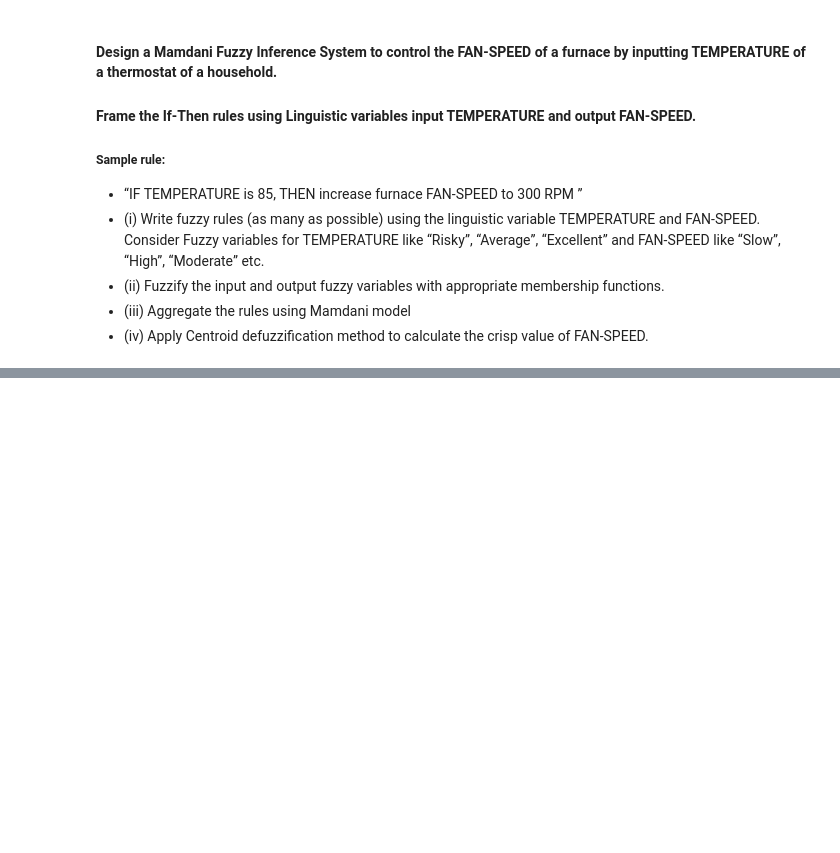
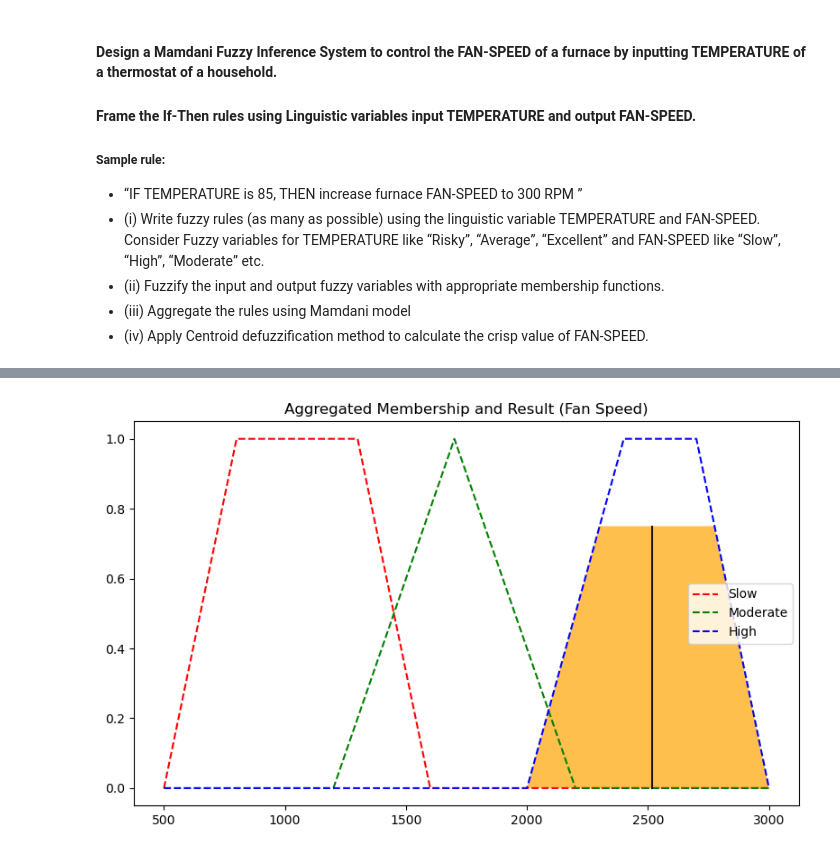
Before and after one commit to Uttam-Mahata/Soft_Computing, a Jupyter notebook: Assignment2/Fuzzy_Numbers.ipynb, the cells around one changed output, grey strips where cells are left out. Saved outputs shown, nothing was run; the diff lists cells and outputs as text; code cells hidden in the pictures; blank space fills up the shorter version.

```diff
--- a/Assignment2/Fuzzy_Numbers.ipynb
+++ b/Assignment2/Fuzzy_Numbers.ipynb
@@ -431,0 +331,90 @@ The defuzzified fan speed for temperature 55°C is 1600.00 RPM.
+# %%
+import numpy as np
+import matplotlib.pyplot as plt
+
+# Define the input ranges for temperature and fan speed
+x_temp = np.arange(200, 1000, 1)
+x_fan = np.arange(500, 3000, 1)
+
+# Triangular and trapezoidal membership functions
+def trimf(x, a, b, c):
+    return np.maximum(0, np.minimum((x-a)/(b-a), (c-x)/(c-b)))
+
+def trapmf(x, a, b, c, d):
+    return np.maximum(0, np.minimum(np.minimum((x-a)/(b-a), 1), (d-x)/(d-c)))
+
+# Temperature membership functions
+temp_excellent = trimf(x_temp, 600, 800, 1000)  # Risky temperature
+temp_average = trimf(x_temp, 350, 500, 650)  # Average temperature
+temp_risky = trimf(x_temp, 200, 300, 400)  # Excellent temperature
+
+# Fan speed membership functions
+fan_slow = trapmf(x_fan, 500, 800, 1300, 1600)  # Slow fan speed
+fan_moderate = trimf(x_fan, 1200, 1700, 2200)  # Moderate fan speed
+fan_high = trapmf(x_fan, 2000, 2400, 2700, 3000)  # High fan speed
+
+# Visualize the membership functions
+fig, (ax1, ax2) = plt.subplots(nrows=2, figsize=(8, 10))
+
+ax1.plot(x_temp, temp_risky, 'r', label='Risky')
+ax1.plot(x_temp, temp_average, 'g', label='Average')
+ax1.plot(x_temp, temp_excellent, 'b', label='Excellent')
+ax1.set_title('Temperature Membership Functions')
+ax1.legend()
+
+ax2.plot(x_fan, fan_slow, 'r', linestyle='--', label='Slow')
+ax2.plot(x_fan, fan_moderate, 'g', linestyle='--', label='Moderate')
+ax2.plot(x_fan, fan_high, 'b', linestyle='--', label='High')
+ax2.set_title('Fan Speed Membership Functions')
+ax2.legend()
+
+plt.tight_layout()
+plt.show()
+
+# Example input temperature
+temp_input = 750
+
+# Fuzzify the input temperature
+def fuzzify(x, mf):
+    return np.interp(x, x_temp, mf)
+
+temp_risky_level = fuzzify(temp_input, temp_risky)
+temp_average_level = fuzzify(temp_input, temp_average)
+temp_excellent_level = fuzzify(temp_input, temp_excellent)
+
+# Apply fuzzy rules using Mamdani method
+rule1 = np.fmin(temp_risky_level, fan_slow)      # If temp is excellent, fan is slow
+rule2 = np.fmin(temp_average_level, fan_moderate) # If temp is average, fan is moderate
+rule3 = np.fmin(temp_excellent_level, fan_high)  # If temp is risky, fan is high
+
+# Combine the rules (Aggregation)
+aggregated = np.fmax(rule1, np.fmax(rule2, rule3))
+
+# Defuzzify the result using the Centroid method
+def defuzz(x, mf):
+    return np.sum(x * mf) / np.sum(mf)
+
+fan_speed = defuzz(x_fan, aggregated)
+fan_speed_activation = np.interp(fan_speed, x_fan, aggregated)
+
+# Visualize the aggregated output and defuzzified result
+fig, ax0 = plt.subplots(figsize=(8, 5))
+
+ax0.plot(x_fan, fan_slow, 'r', linestyle='--', label='Slow')
+ax0.plot(x_fan, fan_moderate, 'g', linestyle='--', label='Moderate')
+ax0.plot(x_fan, fan_high, 'b', linestyle='--', label='High')
+ax0.fill_between(x_fan, 0, aggregated, facecolor='Orange', alpha=0.7)
+ax0.plot([fan_speed, fan_speed], [0, fan_speed_activation], 'k', linewidth=1.5, alpha=0.9)
+ax0.set_title('Aggregated Membership and Result (Fan Speed)')
+ax0.legend()
+
+plt.tight_layout()
+plt.show()
+
+# Print the fuzzy input levels and final crisp fan speed
+print(f"Input Temperature: {temp_input}")
+print(f"Risky level: {temp_risky_level}")
+print(f"Average level: {temp_average_level}")
+print(f"Excellent level: {temp_excellent_level}")
+print(f"Defuzzified Fan Speed: {fan_speed:.2f} RPM")
+# %% [output]
@@ -431,0 +422 @@ The defuzzified fan speed for temperature 55°C is 1600.00 RPM.
+[figure, added]
```
Also changed, not shown: parts of 4 cells of this notebook.
